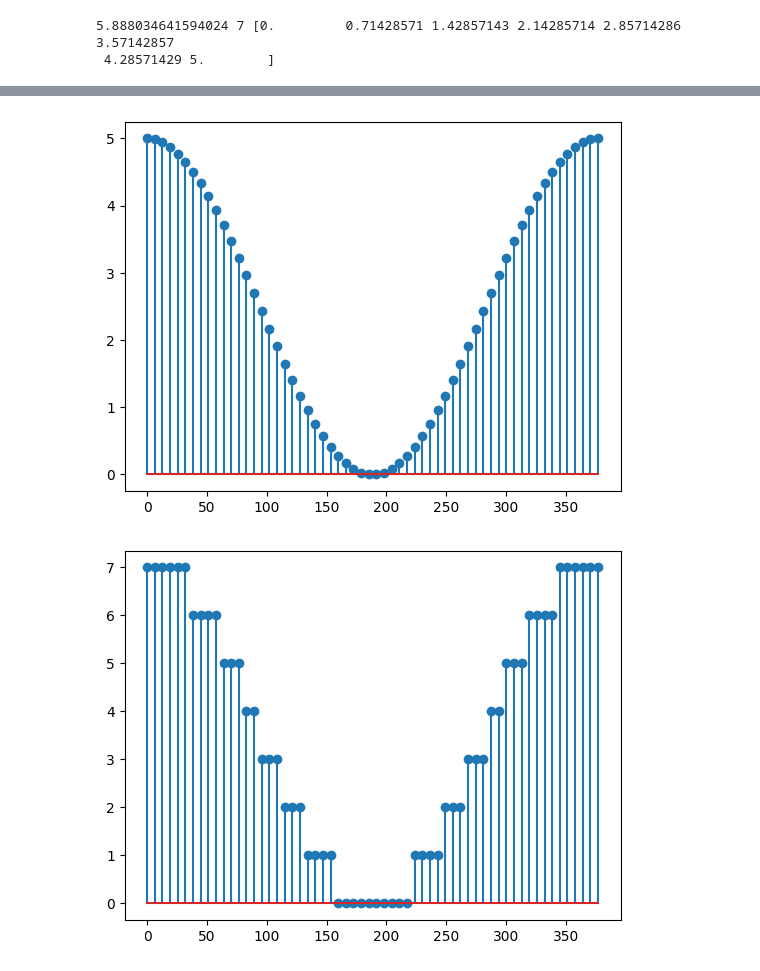
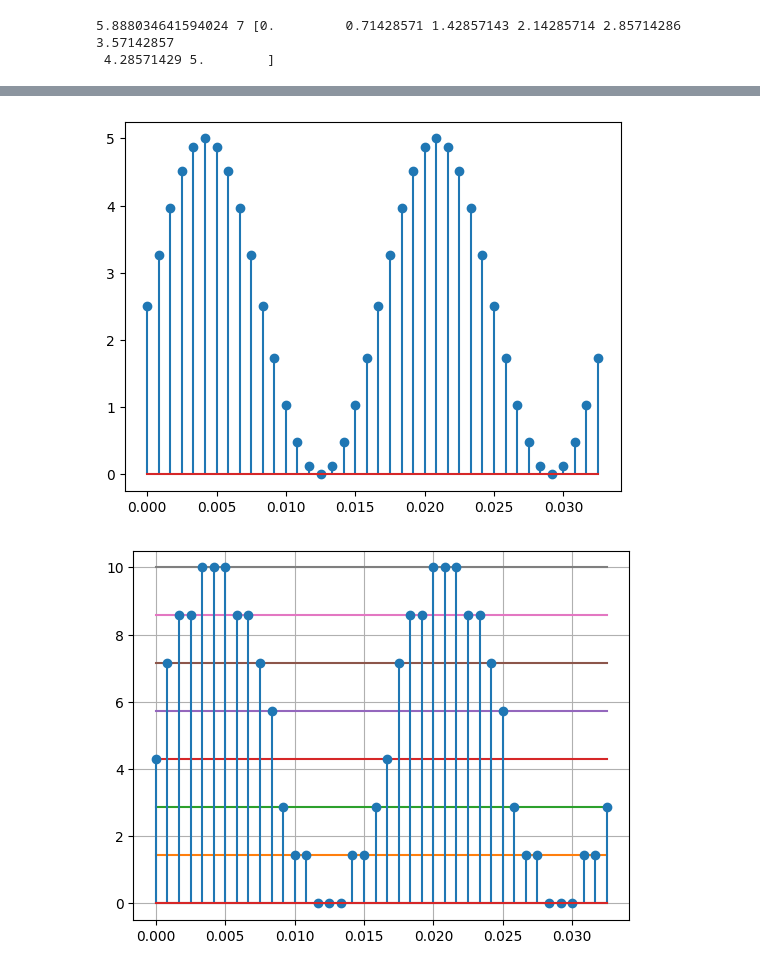
Before and after one commit to Locojuan9/se-ales_y_sistemas, a Jupyter notebook: 1_IntroduccionSyS/1_IntroNumpy_SyS.ipynb, the cells around one changed output, grey strips where cells are left out. Drawn from its saved outputs; the diff is of its cells as text; code cells hidden in the pictures.

```diff
--- a/1_IntroduccionSyS/1_IntroNumpy_SyS.ipynb
+++ b/1_IntroduccionSyS/1_IntroNumpy_SyS.ipynb
@@ -378,9 +378,15 @@ print(y[50],ind[50],ve) # para y[50] = 0.58, el estado más cercano en ve es el
 5.888034641594024 7 [0.         0.71428571 1.42857143 2.14285714 2.85714286 3.57142857
  4.28571429 5.        ]
 # %%
-tv = np.linspace(0, 2*np.pi*60, 60)
-y = 120 * np.cos(tv)
-yd = 9 * np.cos(tv)
+Fo = 60
+To = 1/Fo
+A = 120
+Fs = 20*Fo
+Ts = 1/Fs
+
+tv = np.arange(0, 2*To, Ts)
+y = A * np.sin(2*np.pi*Fo*tv)
+yd = 9 * np.sin(2*np.pi*Fo*tv)
 
 plt.stem(tv, yd)
 plt.show()
@@ -402,24 +408,34 @@ yso = slope_offset(yd, 0, 5)
 plt.stem(tv, yso)
 plt.show()
 # %% [output]
-[figure, old version]
+[figure, new version]
 # %%
 def digital_conv(bits: int, ymin: int, ymax: int, y: any):
     states = np.linspace(ymin, ymax, 2**bits)
     d = cdist(y.reshape(-1, 1), states.reshape(-1, 1))
     ind = np.argmin(d, axis=1)
-    return ind
+    return states[ind]
 
 Fs = 200
 inmin = 0
 inmax = 10
 
 yf = slope_offset(yd, inmin, inmax)
-ydgt = digital_conv(3, inmin, inmax, yf)
+
+for i in range(yf.shape[0]):
+    if i == 0:
+        ydgt = digital_conv(3, inmin, inmax, yf[i])
+    else:
+        ydgt = np.append(ydgt, digital_conv(3, inmin, inmax, yf[i]))
+
+for v in np.linspace(inmin, inmax, 2**3):
+    plt.plot(tv, v*np.ones(len(tv)))
+
 plt.stem(tv, ydgt)
+plt.grid()
 plt.show()
 # %% [output]
-[figure, old version]
+[figure, new version]
 # %%
 plt.figure(figsize=(10, 7))
 
```
Also changed, not shown: parts of 2 cells of this notebook.
